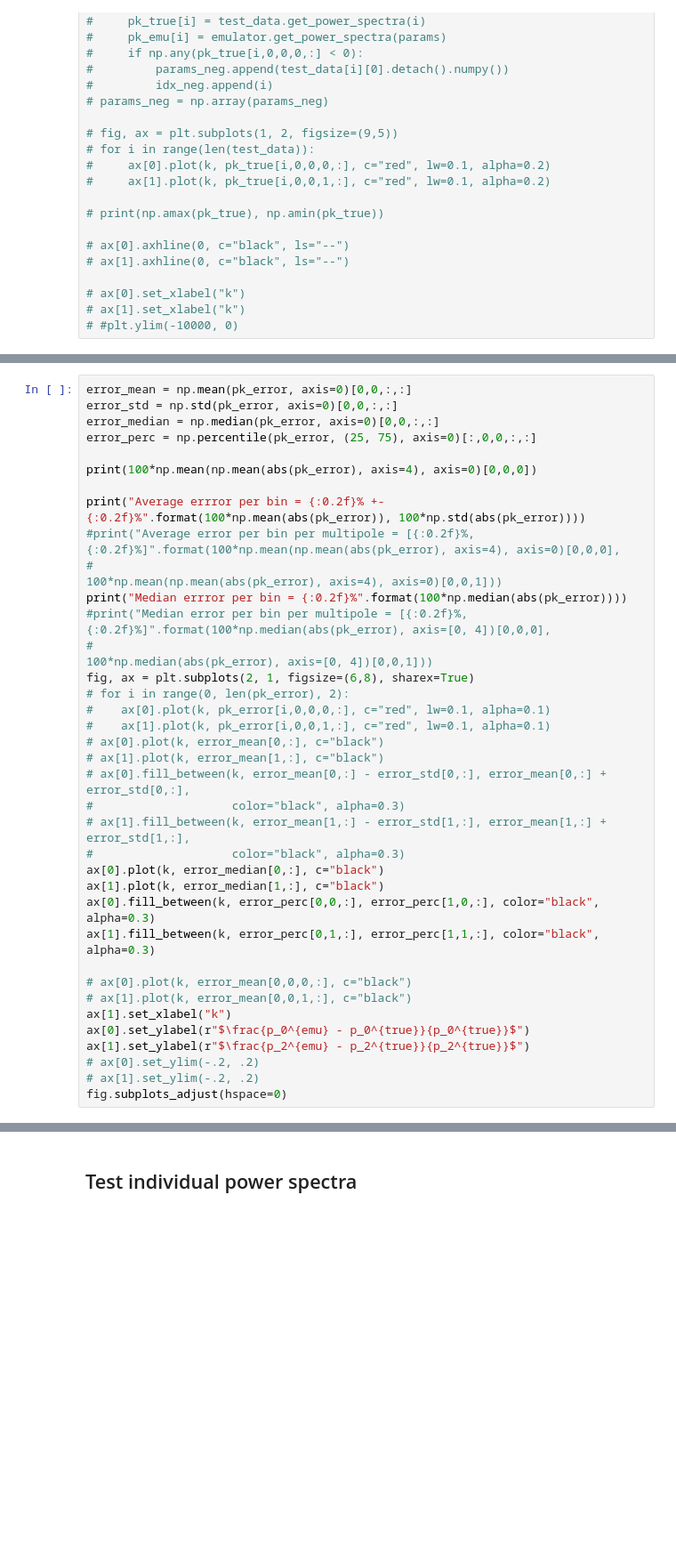
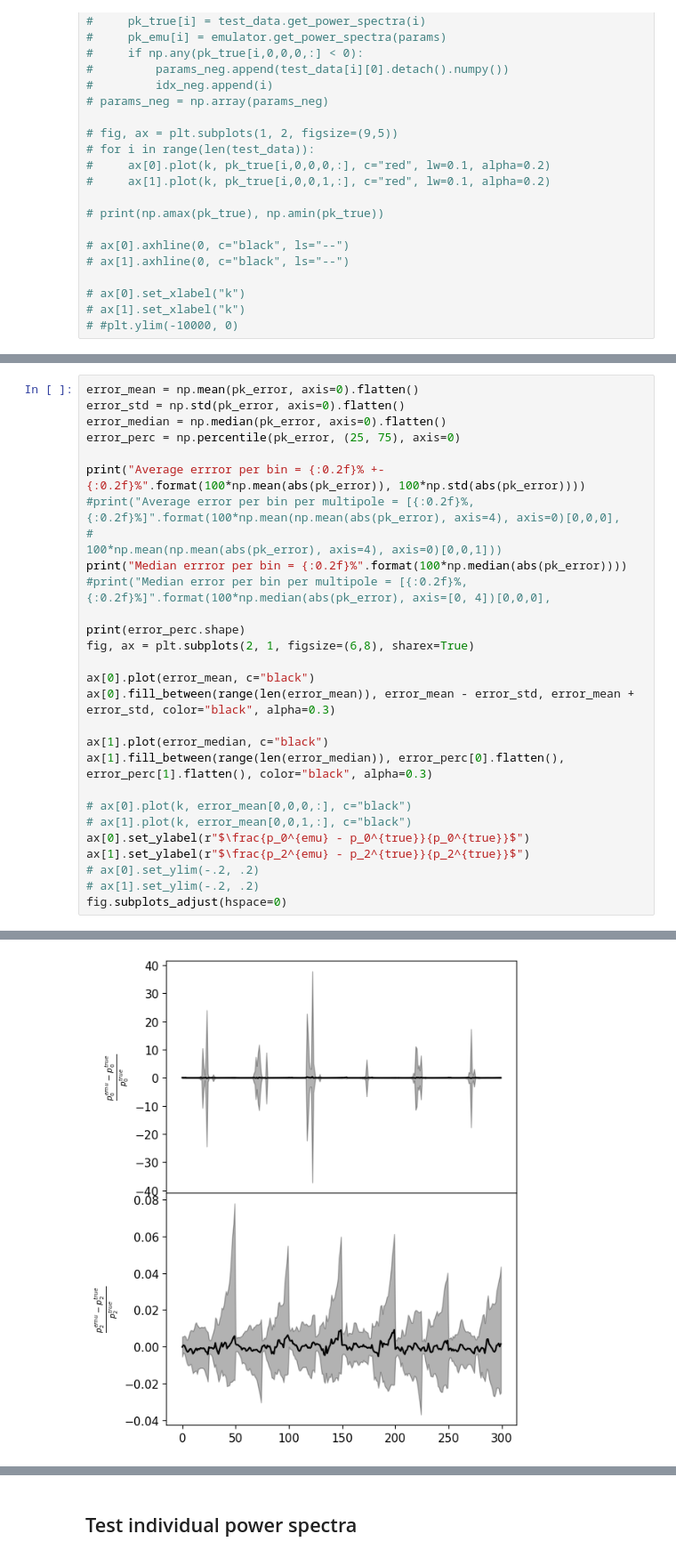
Before and after one commit to jadamo/spherex_emu, a Jupyter notebook: notebooks/Test-Network.ipynb, the cells around one changed output, grey strips where cells are left out. Shown at 89% size. Cells and saved outputs as stored; diff of their text form; blank space fills up the shorter version.

```diff
--- a/notebooks/Test-Network.ipynb
+++ b/notebooks/Test-Network.ipynb
@@ -206,37 +216,29 @@ extents = [-0.15, 0.15]
 # %%
-error_mean = np.mean(pk_error, axis=0)[0,0,:,:]
-error_std = np.std(pk_error, axis=0)[0,0,:,:]
-error_median = np.median(pk_error, axis=0)[0,0,:,:]
-error_perc = np.percentile(pk_error, (25, 75), axis=0)[:,0,0,:,:]
-
-print(100*np.mean(np.mean(abs(pk_error), axis=4), axis=0)[0,0,0])
+error_mean = np.mean(pk_error, axis=0).flatten()
+error_std = np.std(pk_error, axis=0).flatten()
+error_median = np.median(pk_error, axis=0).flatten()
+error_perc = np.percentile(pk_error, (25, 75), axis=0)
 
 print("Average errror per bin = {:0.2f}% +- {:0.2f}%".format(100*np.mean(abs(pk_error)), 100*np.std(abs(pk_error))))
 #print("Average error per bin per multipole = [{:0.2f}%, {:0.2f}%]".format(100*np.mean(np.mean(abs(pk_error), axis=4), axis=0)[0,0,0],
 #                                                                           100*np.mean(np.mean(abs(pk_error), axis=4), axis=0)[0,0,1]))
 print("Median errror per bin = {:0.2f}%".format(100*np.median(abs(pk_error))))
 #print("Median error per bin per multipole = [{:0.2f}%, {:0.2f}%]".format(100*np.median(abs(pk_error), axis=[0, 4])[0,0,0],
-#                                                                          100*np.median(abs(pk_error), axis=[0, 4])[0,0,1]))
+
+print(error_perc.shape)
 fig, ax = plt.subplots(2, 1, figsize=(6,8), sharex=True)
-# for i in range(0, len(pk_error), 2):
-#    ax[0].plot(k, pk_error[i,0,0,0,:], c="red", lw=0.1, alpha=0.1)
-#    ax[1].plot(k, pk_error[i,0,0,1,:], c="red", lw=0.1, alpha=0.1)
-# ax[0].plot(k, error_mean[0,:], c="black")
-# ax[1].plot(k, error_mean[1,:], c="black")
-# ax[0].fill_between(k, error_mean[0,:] - error_std[0,:], error_mean[0,:] + error_std[0,:],
-#                    color="black", alpha=0.3)
-# ax[1].fill_between(k, error_mean[1,:] - error_std[1,:], error_mean[1,:] + error_std[1,:],
-#                    color="black", alpha=0.3)
-ax[0].plot(k, error_median[0,:], c="black")
-ax[1].plot(k, error_median[1,:], c="black")
-ax[0].fill_between(k, error_perc[0,0,:], error_perc[1,0,:], color="black", alpha=0.3)
-ax[1].fill_between(k, error_perc[0,1,:], error_perc[1,1,:], color="black", alpha=0.3)
+
+ax[0].plot(error_mean, c="black")
+ax[0].fill_between(range(len(error_mean)), error_mean - error_std, error_mean + error_std, color="black", alpha=0.3)
+
+ax[1].plot(error_median, c="black")
+ax[1].fill_between(range(len(error_median)), error_perc[0].flatten(), error_perc[1].flatten(), color="black", alpha=0.3)
 
 # ax[0].plot(k, error_mean[0,0,0,:], c="black")
 # ax[1].plot(k, error_mean[0,0,1,:], c="black")
-ax[1].set_xlabel("k")
 ax[0].set_ylabel(r"$\frac{p_0^{emu} - p_0^{true}}{p_0^{true}}$")
 ax[1].set_ylabel(r"$\frac{p_2^{emu} - p_2^{true}}{p_2^{true}}$")
 # ax[0].set_ylim(-.2, .2)
 # ax[1].set_ylim(-.2, .2)
 fig.subplots_adjust(hspace=0)
+# %% [output]
@@ -243,3 +248,4 @@ fig.subplots_adjust(hspace=0)
+[figure, added]
 # %%
 # pk_CLASS_PT = np.array([16820.05513766, 23946.48158473, 25453.02712092, 24037.92768727,
 #                         21593.59444023, 19017.53002514, 16536.15764868, 14148.70189409,
```
Also changed, not shown: parts of 9 cells of this notebook, 1 other file.
